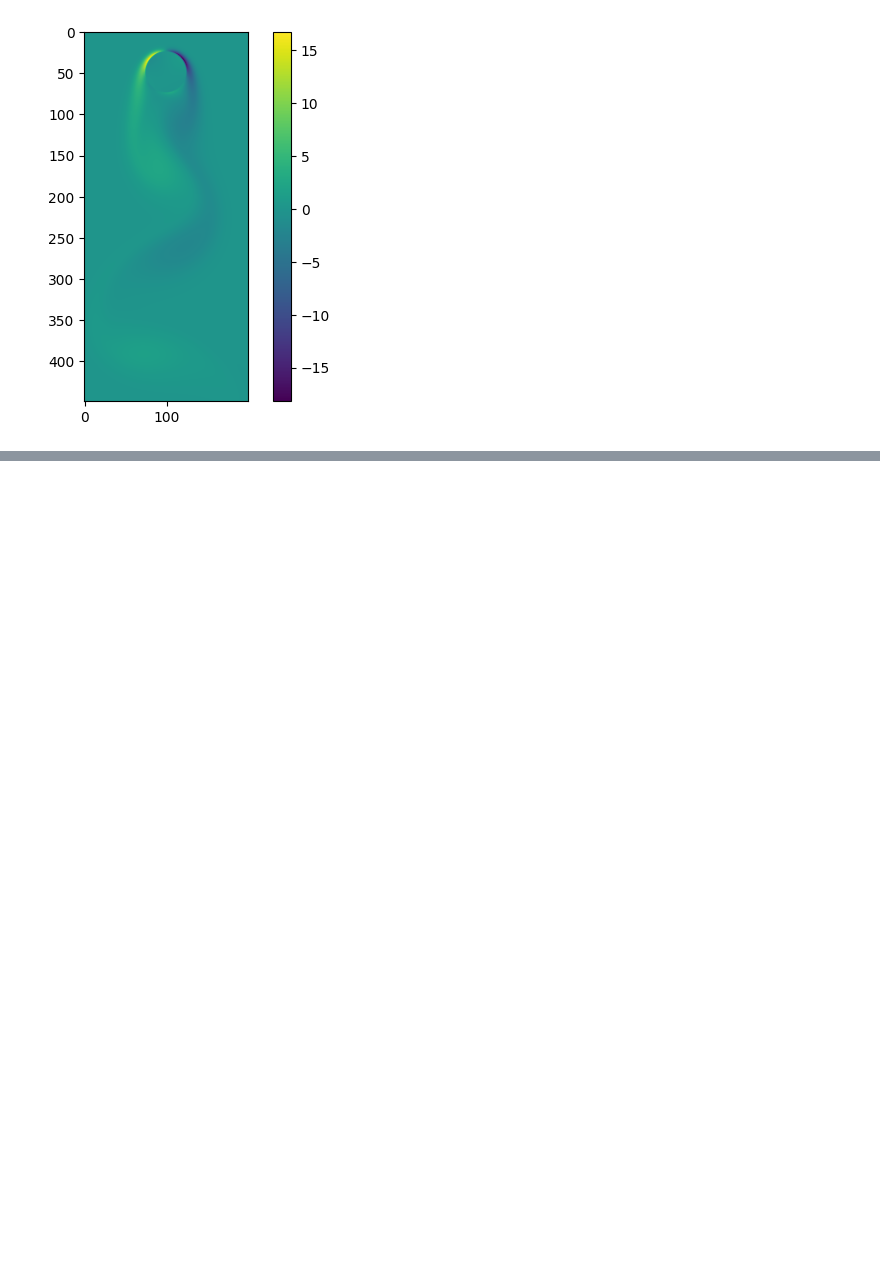
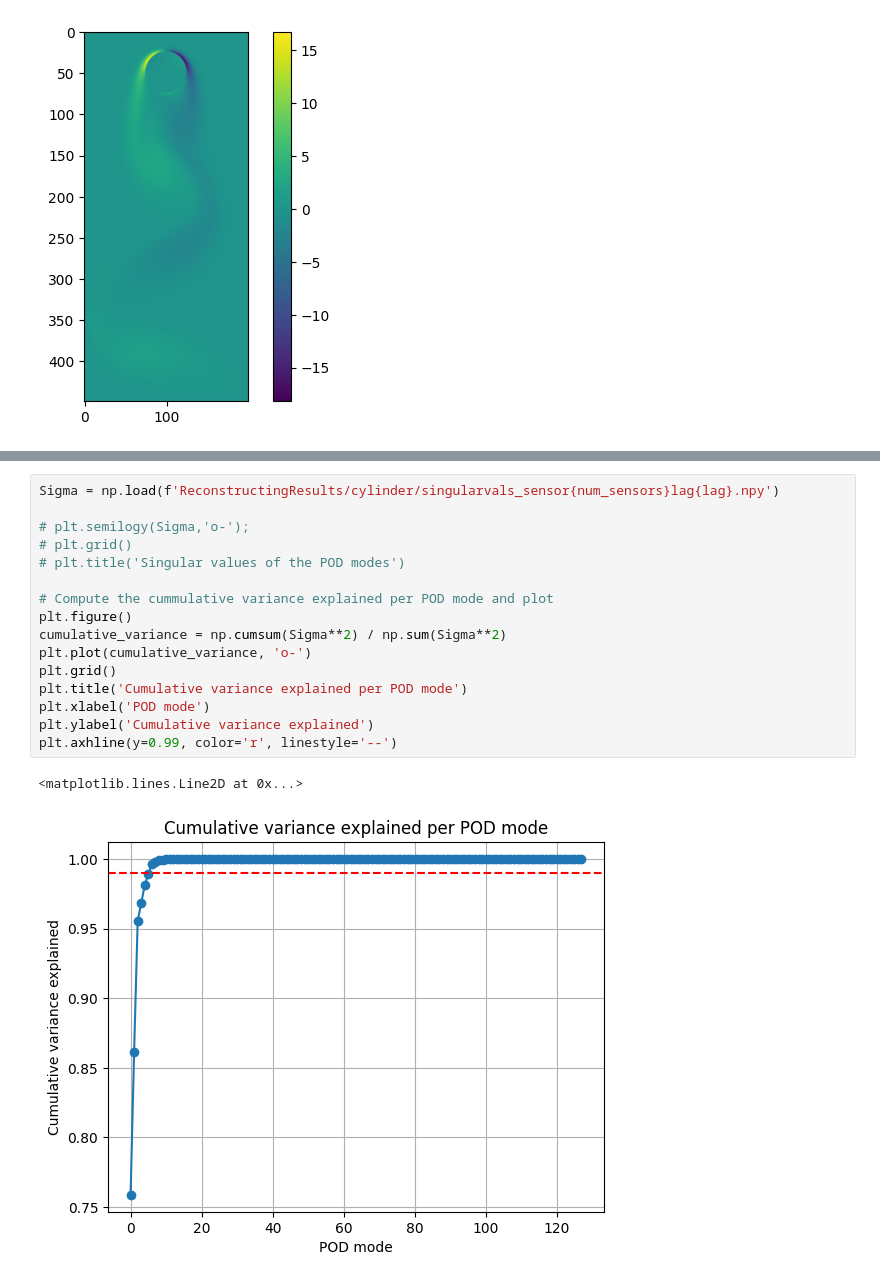
Before and after one commit to FrejaTerpPetersen/pyshred, a Jupyter notebook: FFcylinder_reconstruction.ipynb, the cells around one changed output, grey strips where cells are left out. Cells and saved outputs as stored; diff of their text form; blank space fills up the shorter version.

```diff
--- a/FFcylinder_reconstruction.ipynb
+++ b/FFcylinder_reconstruction.ipynb
@@ -14,0 +100,19 @@ plt.colorbar();
+# %%
+Sigma = np.load(f'ReconstructingResults/cylinder/singularvals_sensor{num_sensors}lag{lag}.npy')
+
+# plt.semilogy(Sigma,'o-');
+# plt.grid()
+# plt.title('Singular values of the POD modes')
+
+# Compute the cummulative variance explained per POD mode and plot
+plt.figure()
+cumulative_variance = np.cumsum(Sigma**2) / np.sum(Sigma**2)
+plt.plot(cumulative_variance, 'o-')
+plt.grid()
+plt.title('Cumulative variance explained per POD mode')
+plt.xlabel('POD mode')
+plt.ylabel('Cumulative variance explained')
+plt.axhline(y=0.99, color='r', linestyle='--')
+# %% [output]
+<matplotlib.lines.Line2D at 0x...>
+[figure, added]
```
Also changed, not shown: parts of 4 cells of this notebook, 11 other files.
